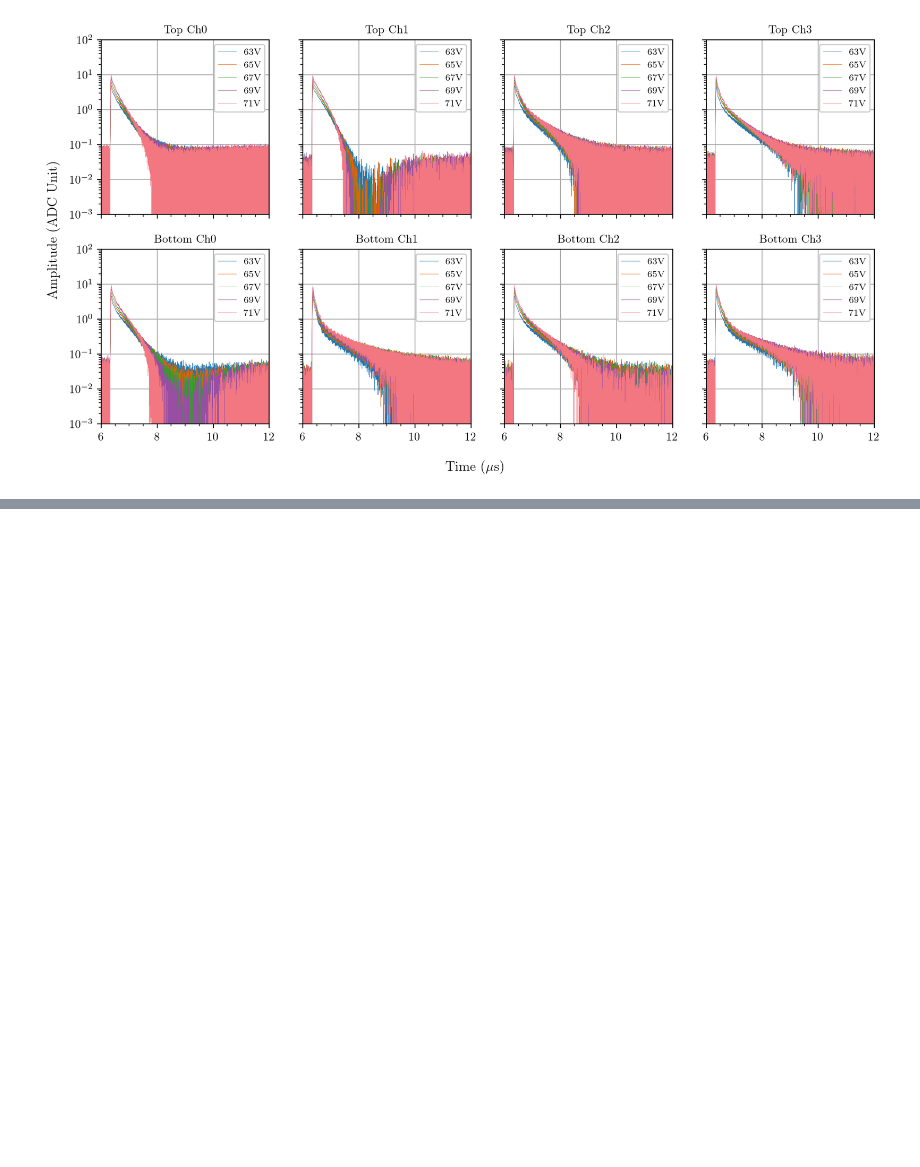
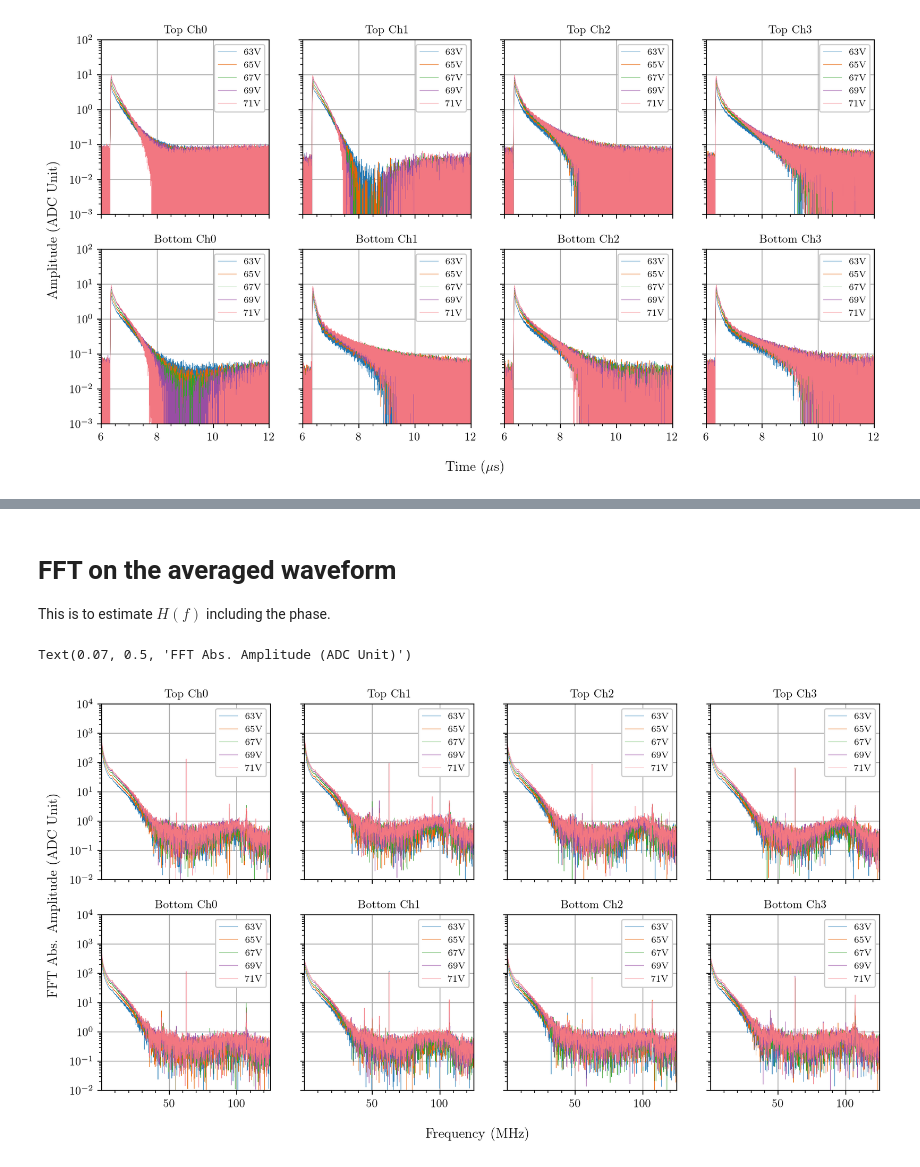
Before and after one commit to darkside-princeton/sipm-analysis, a Jupyter notebook: jupyter/deconvolution.ipynb, the cells around one changed output, grey strips where cells are left out. Drawn from its saved outputs; the diff is of its cells as text; code cells hidden in the pictures; blank space fills up the shorter version.

```diff
--- a/jupyter/deconvolution.ipynb
+++ b/jupyter/deconvolution.ipynb
@@ -218,0 +207,34 @@ Text(0.07, 0.5, 'Amplitude (ADC Unit)')
+# %% [markdown]
+# FFT on the averaged waveform
+This is to estimate $H(f)$ including the phase.
+# %%
+# Make plots for all datasets
+# SPE average waveform
+fig, axs = plt.subplots(2, 4, sharex=True, sharey=True)
+fig.set_size_inches(12, 6)
+for i, pos in enumerate(positions):
+    for j, ch in enumerate(channels):
+        for k, volt in enumerate(voltages):
+            data_spe[pos][ch][volt]['fft_spe_wf'] = scipy.fft.fft(data_spe[pos][ch][volt]['avg_spe_wf'])
+            dt = data_spe[pos][ch][volt]['time'][1]-data_spe[pos][ch][volt]['time'][0]
+            t_total = dt+data_spe[pos][ch][volt]['time'][-1]
+            n_over_2 = int(data_spe[pos][ch][volt]['time'].shape[0]/2)
+            data_spe[pos][ch][volt]['frequency'] = data_spe[pos][ch][volt]['time']/dt/t_total
+            axs[i, j].plot(
+                data_spe[pos][ch][volt]['frequency'][:n_over_2],
+                abs(data_spe[pos][ch][volt]['fft_spe_wf'][:n_over_2]),
+                label=f'{volt}V', color=f'C{k}', linewidth=0.3)
+        axs[i, j].legend(loc='upper right')
+        axs[i, j].set_xlim(data_spe[pos][ch][volt]['frequency'][1], data_spe[pos][ch][volt]['frequency'][n_over_2])
+        # axs[i, j].set_xlim(0,5)
+        axs[i, j].set_ylim(1e-2, 1e4)
+        # axs[i, j].set_xscale('log')
+        axs[i, j].set_yscale('log')
+        axs[i, j].minorticks_on()
+        axs[i, j].grid()
+        axs[i, j].set_title(f'{pos[0].upper()}{pos[1:]} Ch{ch}')
+fig.supxlabel(r'Frequency (MHz)', y=0.01)
+fig.supylabel(r'FFT Abs. Amplitude (ADC Unit)', x=0.07)
+# %% [output]
+Text(0.07, 0.5, 'FFT Abs. Amplitude (ADC Unit)')
+[figure, added]
```
Also changed, not shown: parts of 9 cells of this notebook, 1 other file.
